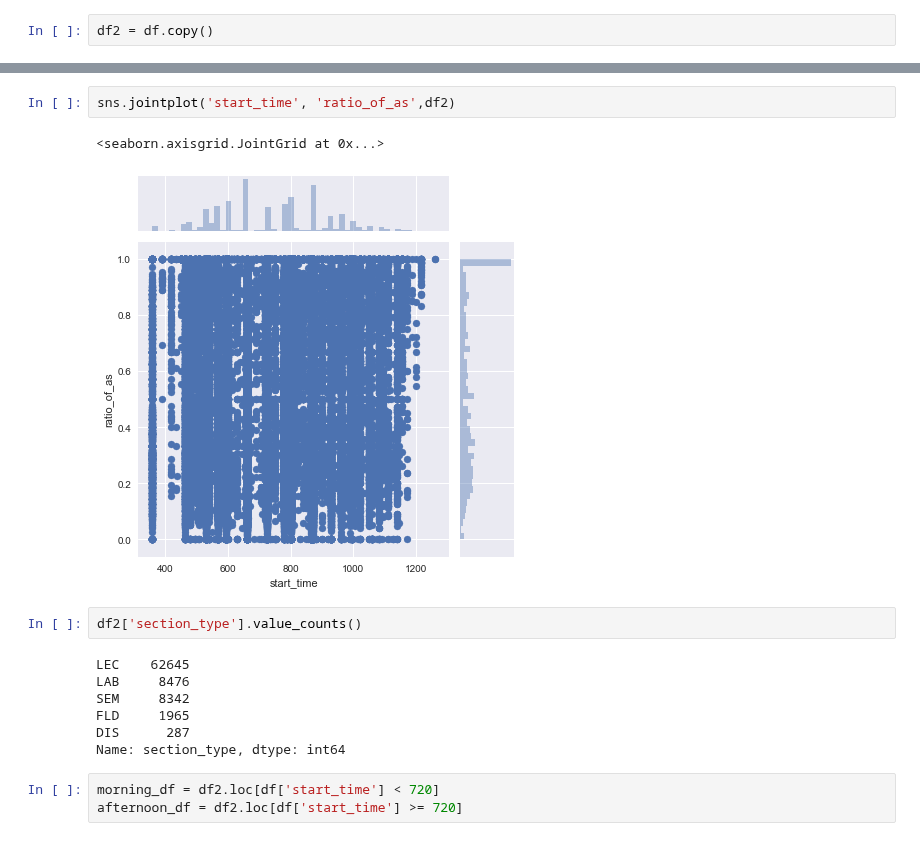
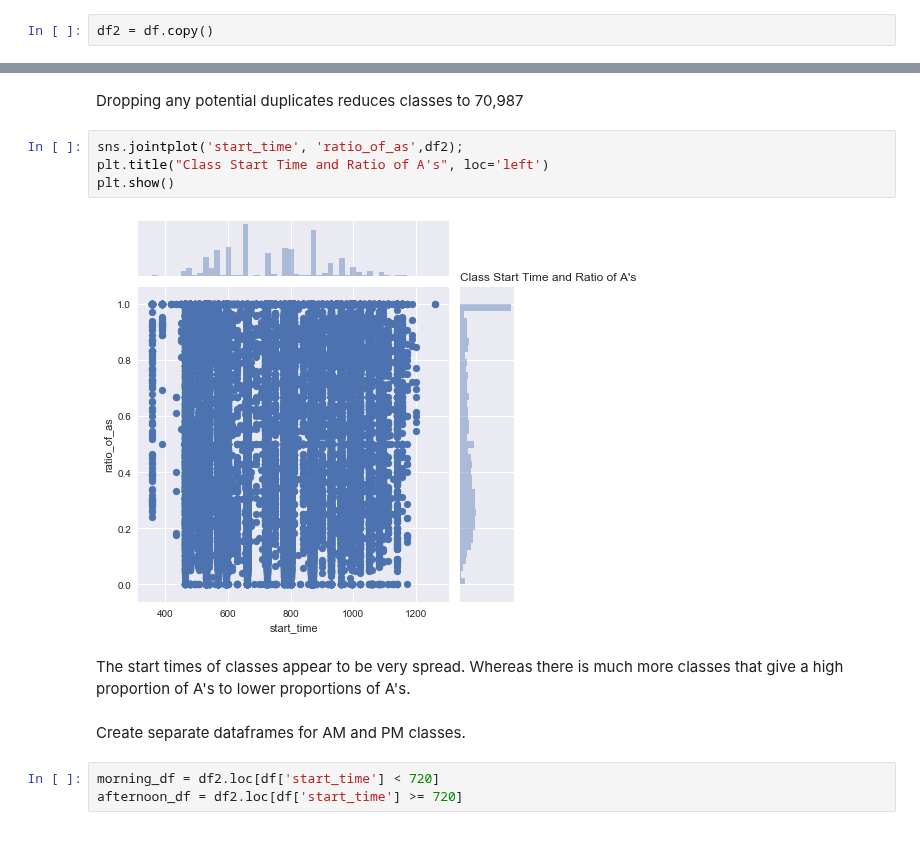
Before and after one commit to kayschulz/build_course_schedule, a Jupyter notebook: time_and_grades.ipynb, the cells around one changed output, grey strips where cells are left out. Drawn from its saved outputs; the diff is of its cells as text.

```diff
--- a/time_and_grades.ipynb
+++ b/time_and_grades.ipynb
@@ -192,17 +220,15 @@ memory usage: 8.7+ MB
-# %%
-sns.jointplot('start_time', 'ratio_of_as',df2)
-# %% [output]
-<seaborn.axisgrid.JointGrid at 0x...>
-[figure, removed]
-# %%
-df2['section_type'].value_counts()
-# %% [output]
-LEC    62645
-LAB     8476
-SEM     8342
-FLD     1965
-DIS      287
-Name: section_type, dtype: int64
+# %% [markdown]
+Dropping any potential duplicates reduces classes to 70,987
+# %%
+sns.jointplot('start_time', 'ratio_of_as',df2);
+plt.title("Class Start Time and Ratio of A's", loc='left')
+plt.show()
+# %% [output]
+[figure, added]
+# %% [markdown]
+The start times of classes appear to be very spread. Whereas there is much more classes that give a high proportion of A's to lower proportions of A's.
+# %% [markdown]
+Create separate dataframes for AM and PM classes.
 # %%
 morning_df = df2.loc[df['start_time'] < 720]
 afternoon_df = df2.loc[df['start_time'] >= 720]
```
Also changed, not shown: parts of 32 cells of this notebook.
